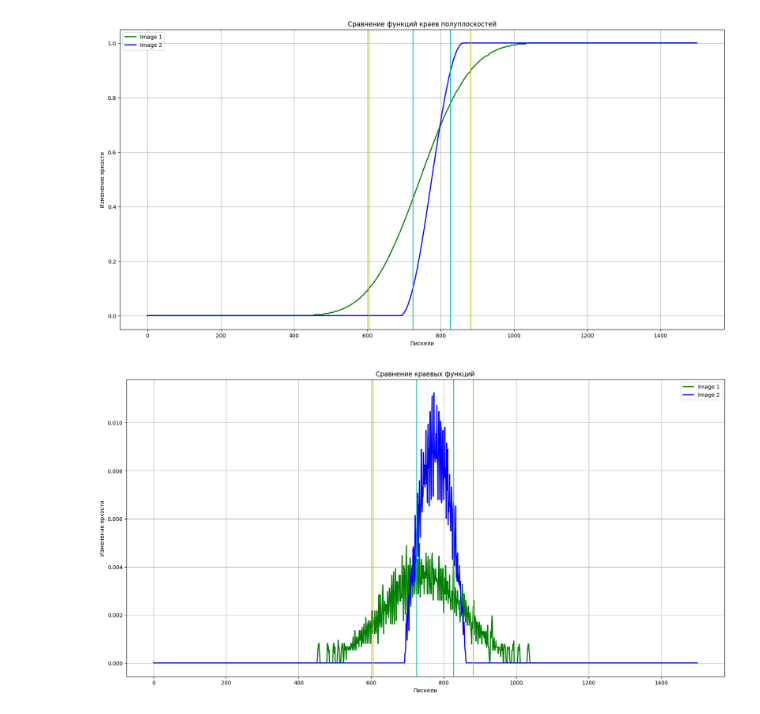
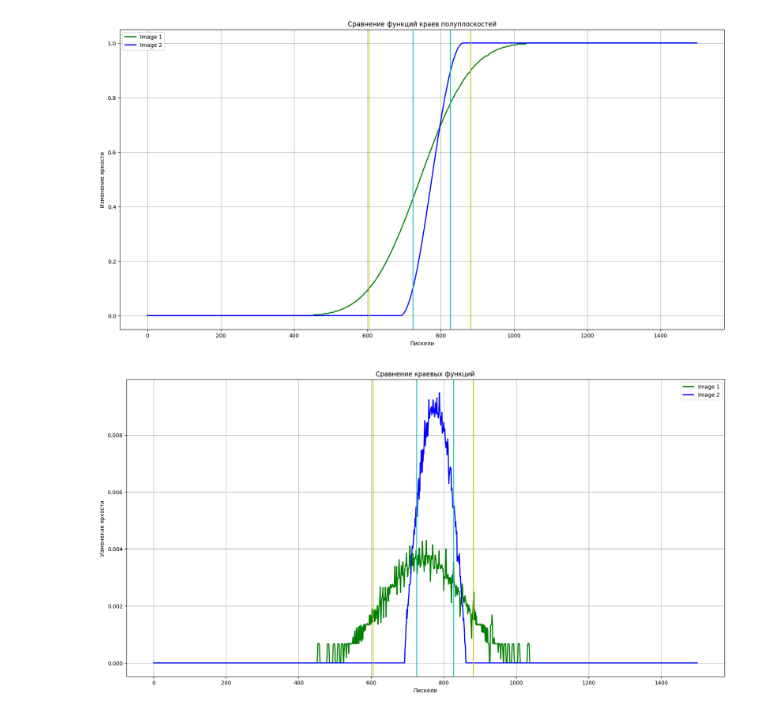
Before and after one commit to AlexOS12/mpo_cv_25, a Jupyter notebook: 3 Функция модуляции передачи/asd.ipynb, the cells around one changed output. Saved outputs shown, nothing was run; the diff lists cells and outputs as text; code cells hidden in the pictures.

```diff
--- a/3 Функция модуляции передачи/asd.ipynb
+++ b/3 Функция модуляции передачи/asd.ipynb
@@ -126,9 +126,9 @@ compare_plot_frl("Сравнение функций краев полуплос
 # %%
 step = 1 # Влияет только на отрисовку графика
 
-frl1 = calc_line_blur(avgs1)
-frl2 = calc_line_blur(avgs2)
+frl1 = calc_line_blur(get_avg_row_colors(img1, step))
+frl2 = calc_line_blur(get_avg_row_colors(img2, step))
 
 compare_plot_frl("Сравнение краевых функций", list(range(0, len(avgs1))), frl1, frl2, "Image 1", "Image 2", s1, e1, s2, e2, step)
 # %% [output]
-[figure, old version]
+[figure, new version]
```
